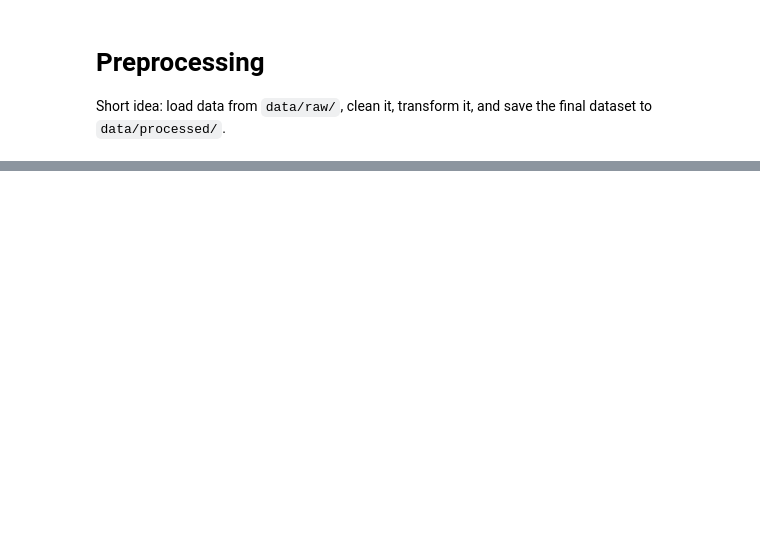
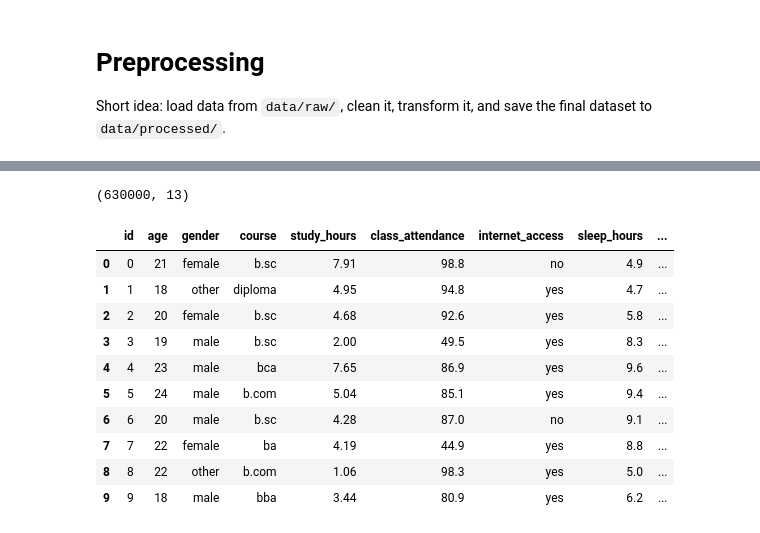
Before and after one commit to DavidDiestreR/AutoML-AdvancedML, a Jupyter notebook: notebooks/preprocessing.ipynb, the cells around one changed output, grey strips where cells are left out. Cells and saved outputs as stored; diff of their text form; code cells hidden in the pictures; blank space fills up the shorter version.

```diff
--- a/notebooks/preprocessing.ipynb
+++ b/notebooks/preprocessing.ipynb
@@ -47,0 +60,17 @@ def clean_csv(input_path):
+# %%
+df_SS = pd.read_csv("../data/raw/StudentScore.csv")
+print(df_SS.shape)
+display(df_SS.head(10))
+# %% [output]
+(630000, 13)
+|  | id | age | gender | course | study_hours | class_attendance | internet_access | sleep_hours | ... |
+| 0 | 0 | 21 | female | b.sc | 7.91 | 98.8 | no | 4.9 | ... |
+| 1 | 1 | 18 | other | diploma | 4.95 | 94.8 | yes | 4.7 | ... |
+| 2 | 2 | 20 | female | b.sc | 4.68 | 92.6 | yes | 5.8 | ... |
+| 3 | 3 | 19 | male | b.sc | 2.00 | 49.5 | yes | 8.3 | ... |
+| 4 | 4 | 23 | male | bca | 7.65 | 86.9 | yes | 9.6 | ... |
+| 5 | 5 | 24 | male | b.com | 5.04 | 85.1 | yes | 9.4 | ... |
+| 6 | 6 | 20 | male | b.sc | 4.28 | 87.0 | no | 9.1 | ... |
+| 7 | 7 | 22 | female | ba | 4.19 | 44.9 | yes | 8.8 | ... |
+| 8 | 8 | 22 | other | b.com | 1.06 | 98.3 | yes | 5.0 | ... |
+| 9 | 9 | 18 | male | bba | 3.44 | 80.9 | yes | 6.2 | ... |
```
Also changed, not shown: parts of 4 cells of this notebook, 2 other files.
